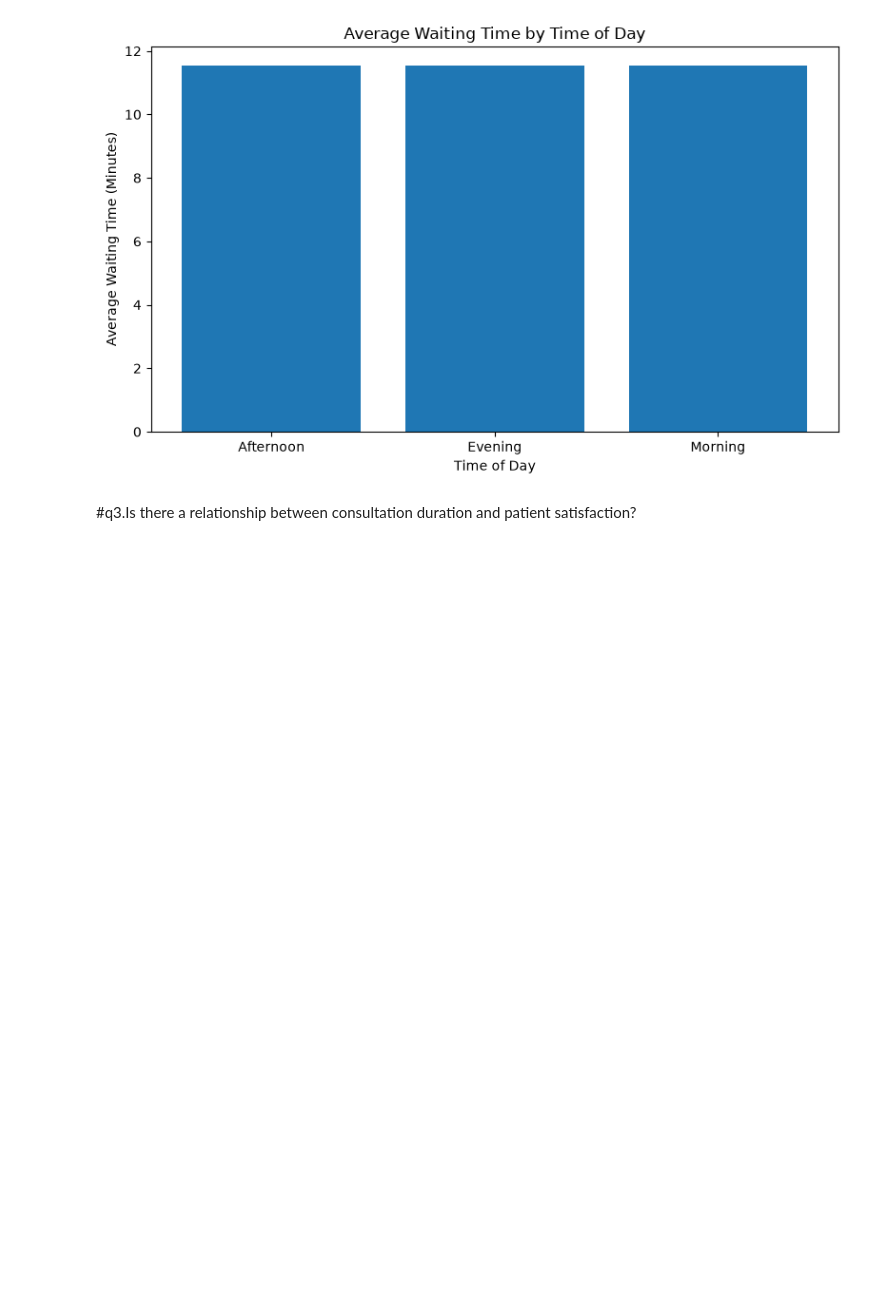
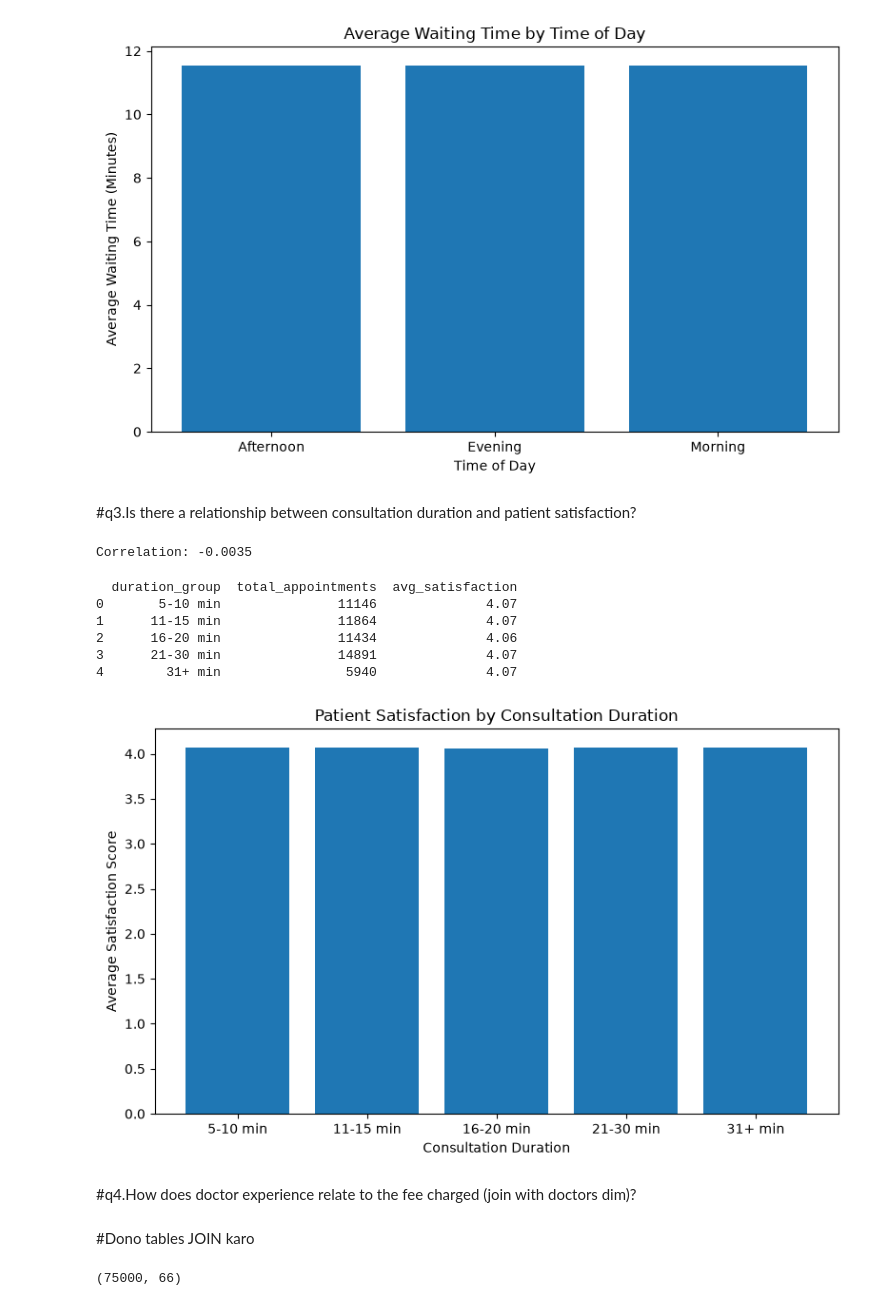
Before and after one commit to rakeshsingh82rajput90-stack/Apollo-Hospitals---Appointment-No-Show-and-Patient-Engagement-Analysis, a Jupyter notebook: python_project_mil.ipynb, the cells around one changed output. Cells and saved outputs as stored; diff of their text form; code cells hidden in the pictures; blank space fills up the shorter version.

```diff
--- a/python_project_mil.ipynb
+++ b/python_project_mil.ipynb
@@ -1557,3 +1557,69 @@ plt.show()
 [figure]
 # %% [markdown]
 #q3.Is there a relationship between consultation duration and patient satisfaction?
+# %%
+completed_data = data[
+    data["appointment_status"] == "Completed"
+].copy()
+
+completed_data["consultation_duration_min"] = pd.to_numeric(
+    completed_data["consultation_duration_min"]
+)
+
+completed_data["patient_satisfaction_score"] = pd.to_numeric(
+    completed_data["patient_satisfaction_score"]
+)
+
+correlation = completed_data[
+    ["consultation_duration_min", "patient_satisfaction_score"]
+].corr().iloc[0, 1]
+
+print("Correlation:", round(correlation, 4))
+# %% [output]
+Correlation: -0.0035
+# %%
+completed_data = data[
+    data["appointment_status"] == "Completed"
+].copy()
+
+completed_data["duration_group"] = pd.cut(
+    completed_data["consultation_duration_min"],
+    bins=[4, 10, 15, 20, 30, float("inf")],
+    labels=["5-10 min", "11-15 min", "16-20 min", "21-30 min", "31+ min"]
+)
+
+duration_analysis = completed_data.groupby(
+    "duration_group", observed=False
+).agg(
+    total_appointments=("appointment_id", "count"),
+    avg_satisfaction=("patient_satisfaction_score", "mean")
+).reset_index()
+
+print(duration_analysis.round(2))
+# %% [output]
+  duration_group  total_appointments  avg_satisfaction
+0       5-10 min               11146              4.07
+1      11-15 min               11864              4.07
+2      16-20 min               11434              4.06
+3      21-30 min               14891              4.07
+4        31+ min                5940              4.07
+# %%
+import matplotlib.pyplot as plt
+
+plt.figure(figsize=(8, 5))
+
+plt.bar(
+    duration_analysis["duration_group"].astype(str),
+    duration_analysis["avg_satisfaction"]
+)
+
+plt.title("Patient Satisfaction by Consultation Duration")
+plt.xlabel("Consultation Duration")
+plt.ylabel("Average Satisfaction Score")
+
+plt.tight_layout()
+plt.show()
+# %% [output]
+[figure, added]
+# %% [markdown]
+#q4.How does doctor experience relate to the fee charged (join with doctors dim)?
@@ -1559,0 +1628,13 @@ plt.show()
+# %% [markdown]
+#Dono tables JOIN karo
+# %%
+merged_data = data.merge(
+    doctors,
+    on="doctor_id",
+    how="left",
+    suffixes=("_fact", "_doctor")
+)
+
+print(merged_data.shape)
+# %% [output]
+(75000, 66)
```
Also changed, not shown: parts of 11 cells of this notebook.
